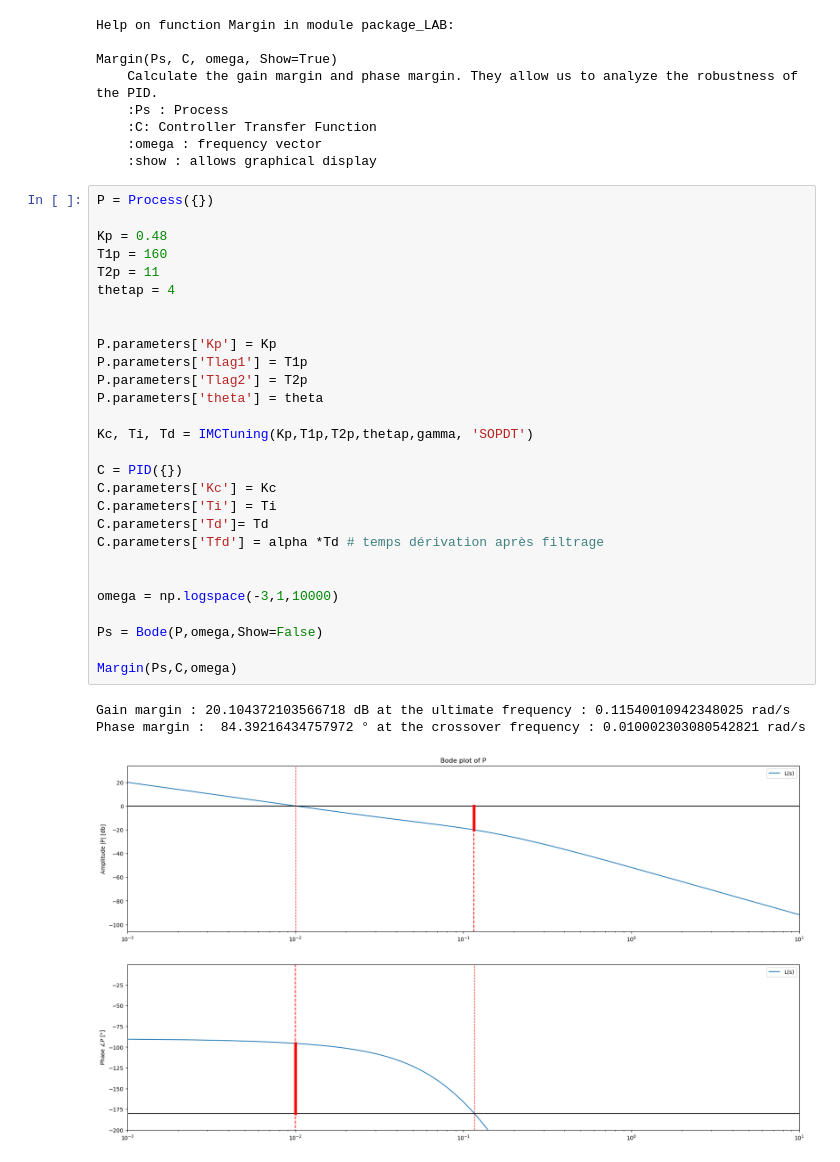
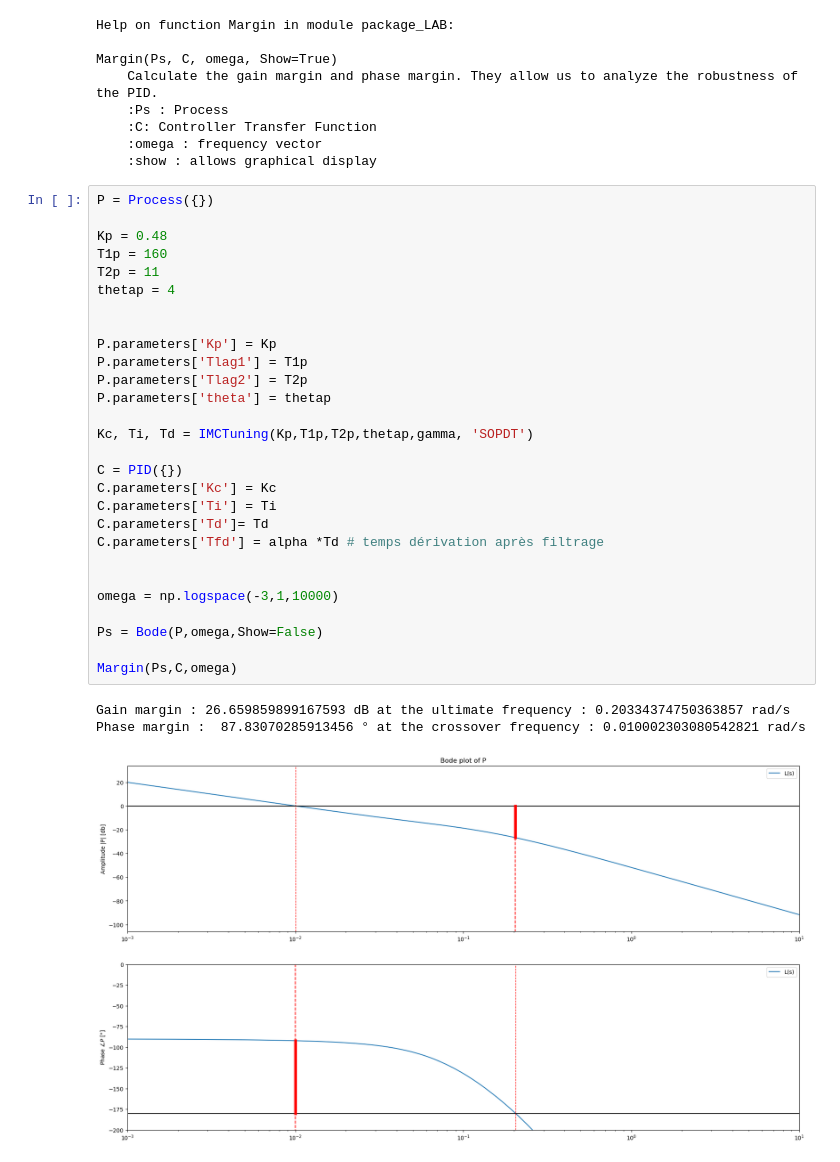
Before and after one commit to BNoteris/Labo_Control_Theory, a Jupyter notebook: package_LAB.ipynb, the cells around one changed output. Drawn from its saved outputs; the diff is of its cells as text.

```diff
--- a/package_LAB.ipynb
+++ b/package_LAB.ipynb
@@ -268,32 +268,32 @@ Margin(Ps, C, omega, Show=True)
 # %%
 P = Process({})
 
 Kp = 0.48
 T1p = 160
 T2p = 11
 thetap = 4
 
 
 P.parameters['Kp'] = Kp
 P.parameters['Tlag1'] = T1p
 P.parameters['Tlag2'] = T2p
-P.parameters['theta'] = theta
+P.parameters['theta'] = thetap
 
 Kc, Ti, Td = IMCTuning(Kp,T1p,T2p,thetap,gamma, 'SOPDT')
 
 C = PID({})
 C.parameters['Kc'] = Kc
 C.parameters['Ti'] = Ti
 C.parameters['Td']= Td
 C.parameters['Tfd'] = alpha *Td # temps dérivation après filtrage
 
 
 omega = np.logspace(-3,1,10000)
 
 Ps = Bode(P,omega,Show=False)
 
 Margin(Ps,C,omega)
 # %% [output]
-Gain margin : 20.104372103566718 dB at the ultimate frequency : 0.11540010942348025 rad/s
-Phase margin :  84.39216434757972 ° at the crossover frequency : 0.010002303080542821 rad/s
+Gain margin : 26.659859899167593 dB at the ultimate frequency : 0.20334374750363857 rad/s
+Phase margin :  87.83070285913456 ° at the crossover frequency : 0.010002303080542821 rad/s
-[figure, old version]
+[figure, new version]
```
Also changed, not shown: 2 other files.
